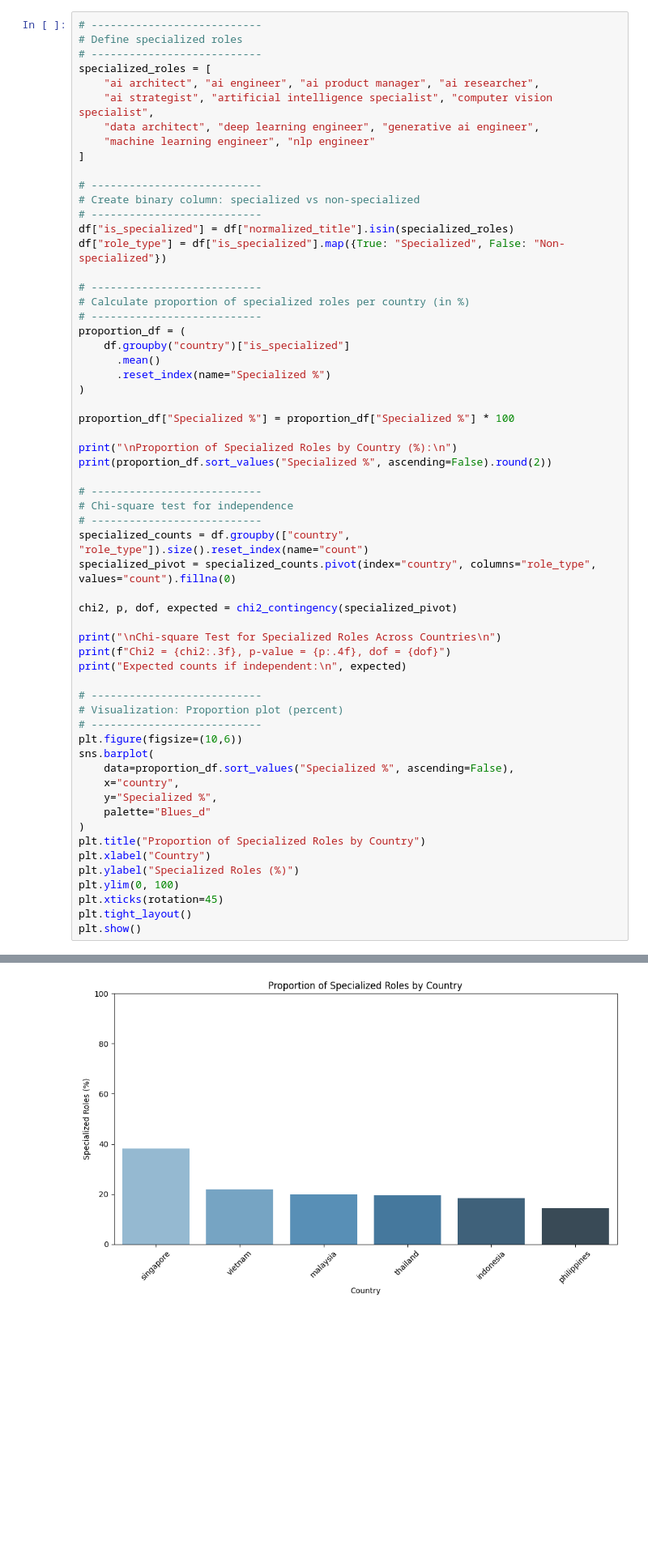
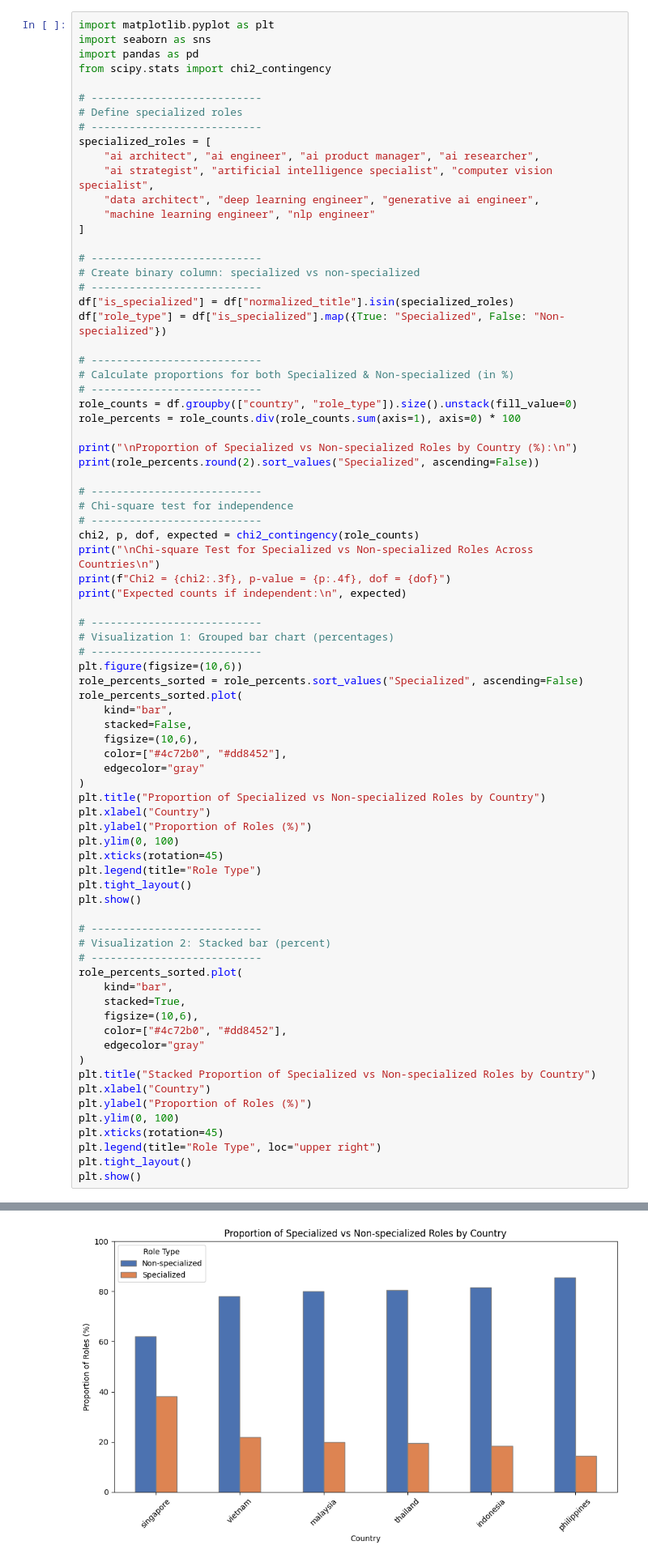
Before and after one commit to KMarttt/jobstreet-scrapper, a Jupyter notebook: data_title_analyzation/q1_analyzation.ipynb, the cells around one changed output, grey strips where cells are left out. Shown at 81% size. Saved outputs shown, nothing was run; the diff lists cells and outputs as text; blank space fills up the shorter version.

Commit message:
modified visualization q1

```diff
--- a/data_title_analyzation/q1_analyzation.ipynb
+++ b/data_title_analyzation/q1_analyzation.ipynb
@@ -345,6 +345,11 @@ now modify this result and discuission to the latest result
 
 H2 (Q1.1): Singapore will have a higher proportion of specialized roles (e.g., ML Engineers, Data Architects).
 # %%
+import matplotlib.pyplot as plt
+import seaborn as sns
+import pandas as pd
+from scipy.stats import chi2_contingency
+
 # ---------------------------
 # Define specialized roles
 # ---------------------------
@@ -362,46 +367,59 @@ df["is_specialized"] = df["normalized_title"].isin(specialized_roles)
 df["role_type"] = df["is_specialized"].map({True: "Specialized", False: "Non-specialized"})
 
 # ---------------------------
-# Calculate proportion of specialized roles per country (in %)
+# Calculate proportions for both Specialized & Non-specialized (in %)
 # ---------------------------
-proportion_df = (
-    df.groupby("country")["is_specialized"]
-      .mean()
-      .reset_index(name="Specialized %")
-)
+role_counts = df.groupby(["country", "role_type"]).size().unstack(fill_value=0)
+role_percents = role_counts.div(role_counts.sum(axis=1), axis=0) * 100
 
-proportion_df["Specialized %"] = proportion_df["Specialized %"] * 100
-
-print("\nProportion of Specialized Roles by Country (%):\n")
-print(proportion_df.sort_values("Specialized %", ascending=False).round(2))
+print("\nProportion of Specialized vs Non-specialized Roles by Country (%):\n")
+print(role_percents.round(2).sort_values("Specialized", ascending=False))
 
 # ---------------------------
 # Chi-square test for independence
 # ---------------------------
-specialized_counts = df.groupby(["country", "role_type"]).size().reset_index(name="count")
-specialized_pivot = specialized_counts.pivot(index="country", columns="role_type", values="count").fillna(0)
-
-chi2, p, dof, expected = chi2_contingency(specialized_pivot)
-
-print("\nChi-square Test for Specialized Roles Across Countries\n")
+chi2, p, dof, expected = chi2_contingency(role_counts)
+print("\nChi-square Test for Specialized vs Non-specialized Roles Across Countries\n")
 print(f"Chi2 = {chi2:.3f}, p-value = {p:.4f}, dof = {dof}")
 print("Expected counts if independent:\n", expected)
 
 # ---------------------------
-# Visualization: Proportion plot (percent)
+# Visualization 1: Grouped bar chart (percentages)
 # ---------------------------
 plt.figure(figsize=(10,6))
-sns.barplot(
-    data=proportion_df.sort_values("Specialized %", ascending=False),
-    x="country",
-    y="Specialized %",
-    palette="Blues_d"
+role_percents_sorted = role_percents.sort_values("Specialized", ascending=False)
+role_percents_sorted.plot(
+    kind="bar",
+    stacked=False,
+    figsize=(10,6),
+    color=["#4c72b0", "#dd8452"],
+    edgecolor="gray"
 )
-plt.title("Proportion of Specialized Roles by Country")
+plt.title("Proportion of Specialized vs Non-specialized Roles by Country")
 plt.xlabel("Country")
-plt.ylabel("Specialized Roles (%)")
+plt.ylabel("Proportion of Roles (%)")
 plt.ylim(0, 100)
 plt.xticks(rotation=45)
+plt.legend(title="Role Type")
 plt.tight_layout()
 plt.show()
+
+# ---------------------------
+# Visualization 2: Stacked bar (percent)
+# ---------------------------
+role_percents_sorted.plot(
+    kind="bar",
+    stacked=True,
+    figsize=(10,6),
+    color=["#4c72b0", "#dd8452"],
+    edgecolor="gray"
+)
+plt.title("Stacked Proportion of Specialized vs Non-specialized Roles by Country")
+plt.xlabel("Country")
+plt.ylabel("Proportion of Roles (%)")
+plt.ylim(0, 100)
+plt.xticks(rotation=45)
+plt.legend(title="Role Type", loc="upper right")
+plt.tight_layout()
+plt.show()
 # %% [output]
@@ -431 +444 @@ Passing `palette` without assigning `hue` is deprecated and will be removed in v
-[figure, old version]
+[figure, new version]
```
Also changed, not shown: parts of 1 cell of this notebook.
